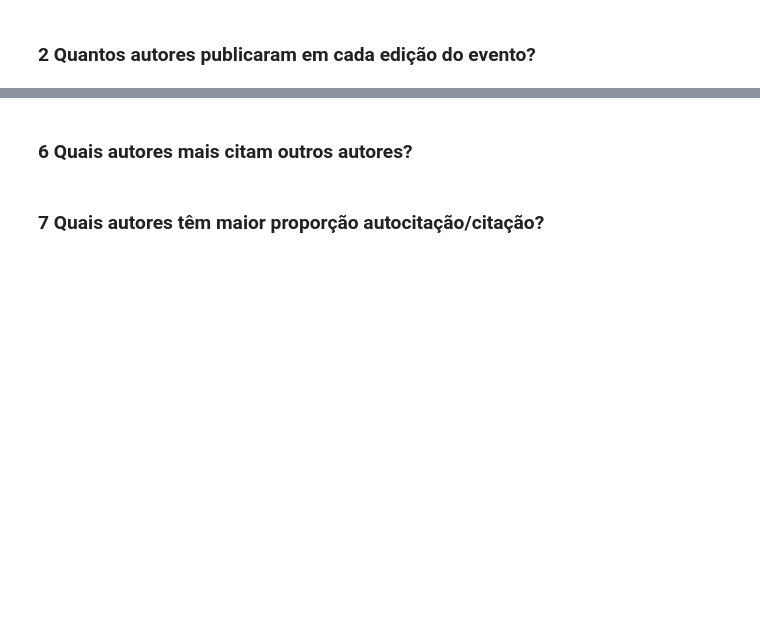
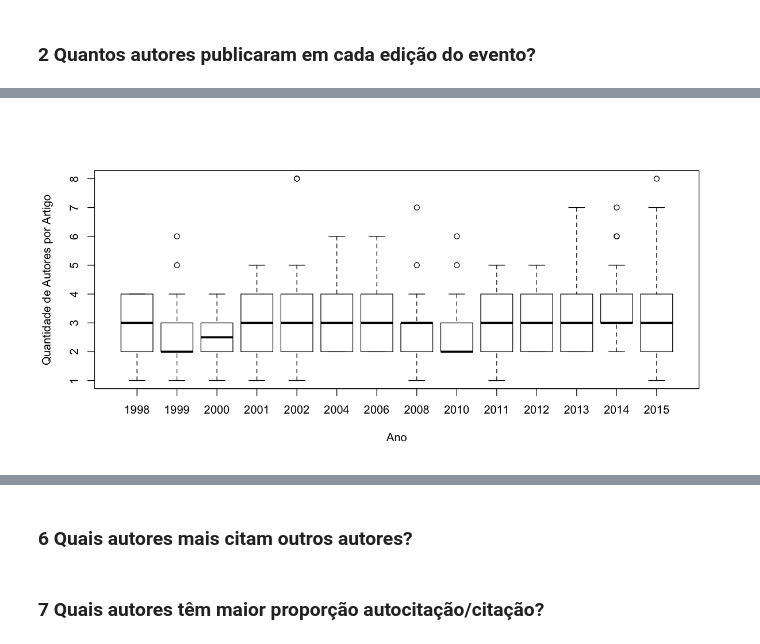
Before and after one commit to calmattoso/INF1335, a Jupyter notebook: A5/A5 - Rede de Citações - Carlos Mattoso e Gabriel Siqueira.ipynb, the cells around one changed output, grey strips where cells are left out. Saved outputs shown, nothing was run; the diff lists cells and outputs as text; code cells hidden in the pictures; blank space fills up the shorter version.

```diff
--- a/A5/A5 - Rede de Citações - Carlos Mattoso e Gabriel Siqueira.ipynb
+++ b/A5/A5 - Rede de Citações - Carlos Mattoso e Gabriel Siqueira.ipynb
@@ -675,0 +730,15 @@ abline(h = mean(rel.autor.publicacoes), col='purple')
+# %%
+# Obtém os `datasets` de `artigo` e `autor`
+artigo = data.map[["artigo"]]
+autor = data.map[["autor"]]
+
+# Faz o cruzamento de autores e artigos
+autor.by.artigo = merge(autor, artigo, by = "id_artigo")
+
+# Pega a soma de autores por artigo
+artigo.sum.per.year = count(autor.by.artigo, c("id_artigo", "ano"))
+
+# Separa e exibe as distribuições por ano
+boxplot(artigo.sum.per.year$freq ~ artigo.sum.per.year$ano, xlab="Ano", ylab="Quantidade de Autores por Artigo")
+# %% [output]
+[figure, added]
```
Also changed, not shown: parts of 38 cells of this notebook.
